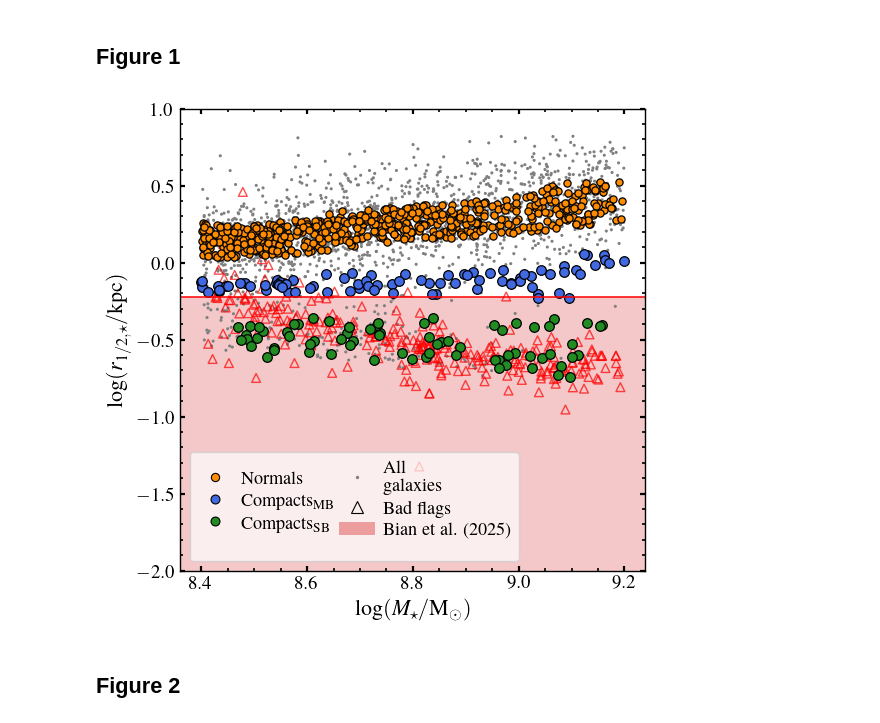
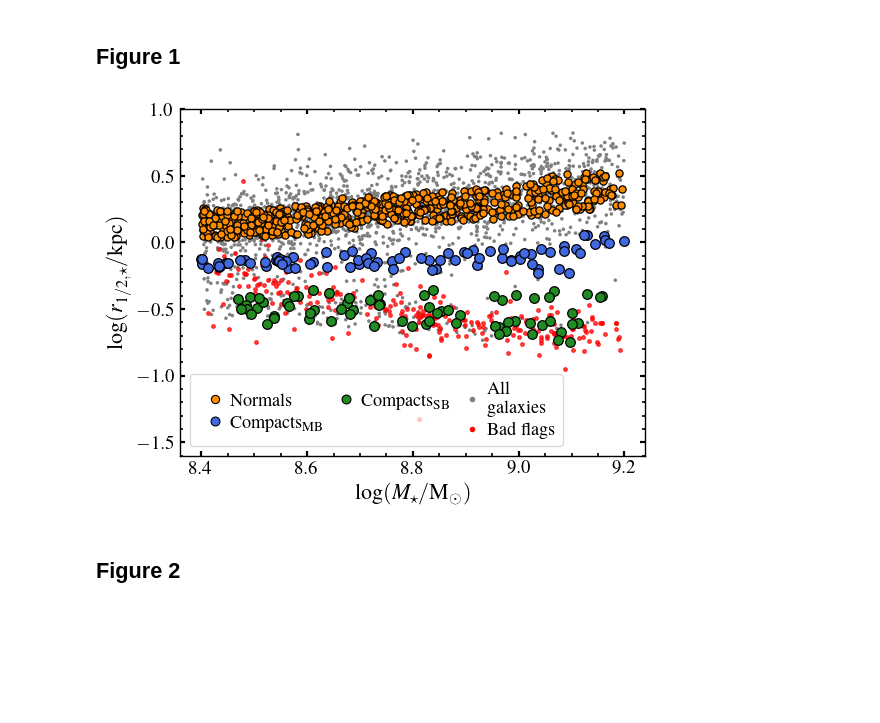
Before and after one commit to AbhnerAlmeida/DwarfGalaxies_TNG50_FAPESP, a Jupyter notebook: notebooks/SatelliteCompactDwarfGalaxies_TNG50_PaperII.ipynb, the cells around one changed output. Cells and saved outputs as stored; diff of their text form; code cells hidden in the pictures; blank space fills up the shorter version.

```diff
--- a/notebooks/SatelliteCompactDwarfGalaxies_TNG50_PaperII.ipynb
+++ b/notebooks/SatelliteCompactDwarfGalaxies_TNG50_PaperII.ipynb
@@ -86,24 +86,24 @@ display(df_z0_Mstar_Range.head(3))
 ## Figure 1
 # %%
 fig=plt.figure(facecolor='white')
-plt.rcParams.update({'figure.figsize': (6, 4)})
+plt.rcParams.update({'figure.figsize': (6, 4.5)})
 X = np.transpose(np.array([df_z0_Mstar_Range.loc[df_z0_Mstar_Range.CentralSatellite == 'Central', 'logMstarRad_99'].values,
                            df_z0_Mstar_Range.loc[df_z0_Mstar_Range.CentralSatellite == 'Central', 'logHalfRadstar_99'].values]))
 Masses = np.linspace(8.4, 9.2, 100)
 
 
 
-plt.axhspan(-2.2, np.log10(0.6), facecolor='tab:red', alpha=0.25)
+#plt.axhspan(-2.2, np.log10(0.6), facecolor='tab:red', alpha=0.25)
 
-plt.scatter(X[:,0],X[:,1],s=5,c='gray',ec='none')
+plt.scatter(X[:,0],X[:,1],s=6.5,c='gray',ec='none')
 
 # Main branch
 
 # Normals
 
 plt.scatter(PaperII.logMstarRad_99[PaperII.SubfindID_99.isin(TNG.extractPopulation('BadFlag', SubfindID_99 = True))],
-            PaperII.logHalfRadstar_99[PaperII.SubfindID_99.isin(TNG.extractPopulation('BadFlag', SubfindID_99 = True))], marker = '^',
-            s=40,c='none', ec = 'red', alpha = 0.7)
+            PaperII.logHalfRadstar_99[PaperII.SubfindID_99.isin(TNG.extractPopulation('BadFlag', SubfindID_99 = True))],
+            s=6.5,c='red', ec = 'red', alpha = 0.7)
 
 
 plt.scatter(PaperII.logMstarRad_99[PaperII.SubfindID_99.isin(TNG.extractPopulation('NormalSatellite', SubfindID_99 = True))],
@@ -119,39 +119,39 @@ plt.scatter(PaperII.logMstarRad_99[PaperII.SubfindID_99.isin(TNG.extractPopulati
 plt.scatter(PaperII.logMstarRad_99[PaperII.SubfindID_99.isin(TNG.extractPopulation('SBCSatellite', SubfindID_99 = True))],
             PaperII.logHalfRadstar_99[PaperII.SubfindID_99.isin(TNG.extractPopulation('SBCSatellite', SubfindID_99 = True))],
             s=8*6,c='forestgreen',  linewidths= .9)
 
 plt.scatter(PaperII.logMstarRad_99[PaperII.SubfindID_99.isin(TNG.extractPopulation('SBCBornYoungSatellite', SubfindID_99 = True))],
             PaperII.logHalfRadstar_99[PaperII.SubfindID_99.isin(TNG.extractPopulation('SBCBornYoungSatellite', SubfindID_99 = True))],
             s=8*6,c='forestgreen',  linewidths= .9)
 
 
 
-plt.axhline(np.log10(0.6), color = 'red', ls = '-', lw = 1.1)
+#plt.axhline(np.log10(0.6), color = 'red', ls = '-', lw = 1.1)
 
 columnspacing = 0.2
-handletextpad = 0.4
+handletextpad = -0.2
 labelspacing = 0.3
 fontlegend= 22
 framealpha= 0.7
 alphaScater=0.8
 quantile=0.28
 
 custom_lines, label, ncol, mult = plot.Legend(
-    ['NormalBlackLineScatter',  'MBCBlackLineScatter', 'SBCBlackLineScatter', 'None', 'TNGrageCentralScatter','BadFlagBlackLineScatter', 'Bian et al. (2025)'])
+    ['NormalBlackLineScatter',  'MBCBlackLineScatter', 'SBCBlackLineScatter', 'None', 'TNGrageCentralScatter','BadFlagScatter'])
 plt.legend(
-    custom_lines, label, ncol=ncol, fontsize=mult*fontlegend, framealpha=framealpha,
+    custom_lines, label, ncol=3, fontsize=mult*fontlegend, framealpha=framealpha,
     columnspacing = columnspacing, handletextpad = handletextpad, labelspacing = labelspacing)
 
-plt.ylim(-2.0, 1.0)
+plt.ylim(-1.6, 1.0)
 #plt.xlim(0, 10)
 plt.tick_params(labelsize = 0.85 * 16)
 plt.xlabel(r'$\log(M_\star/\mathrm{M}_\odot)$', fontsize = 16)
 plt.ylabel(r'$\log(r_{1/2, \star}/\mathrm{kpc})$', fontsize = 16)
 
 
 plt.savefig(os.getenv("HOME")+'/TNG_Analyzes/Figs/' + SIMTNG + '/PaperII/PlotScatter/sizevsM_Classes.pdf')
 # %% [output]
-[figure, old version]
+[figure, new version]
 # %% [markdown]
 ## Figure 2
 # %%
```
Also changed, not shown: parts of 8 cells of this notebook, 1 other file.
